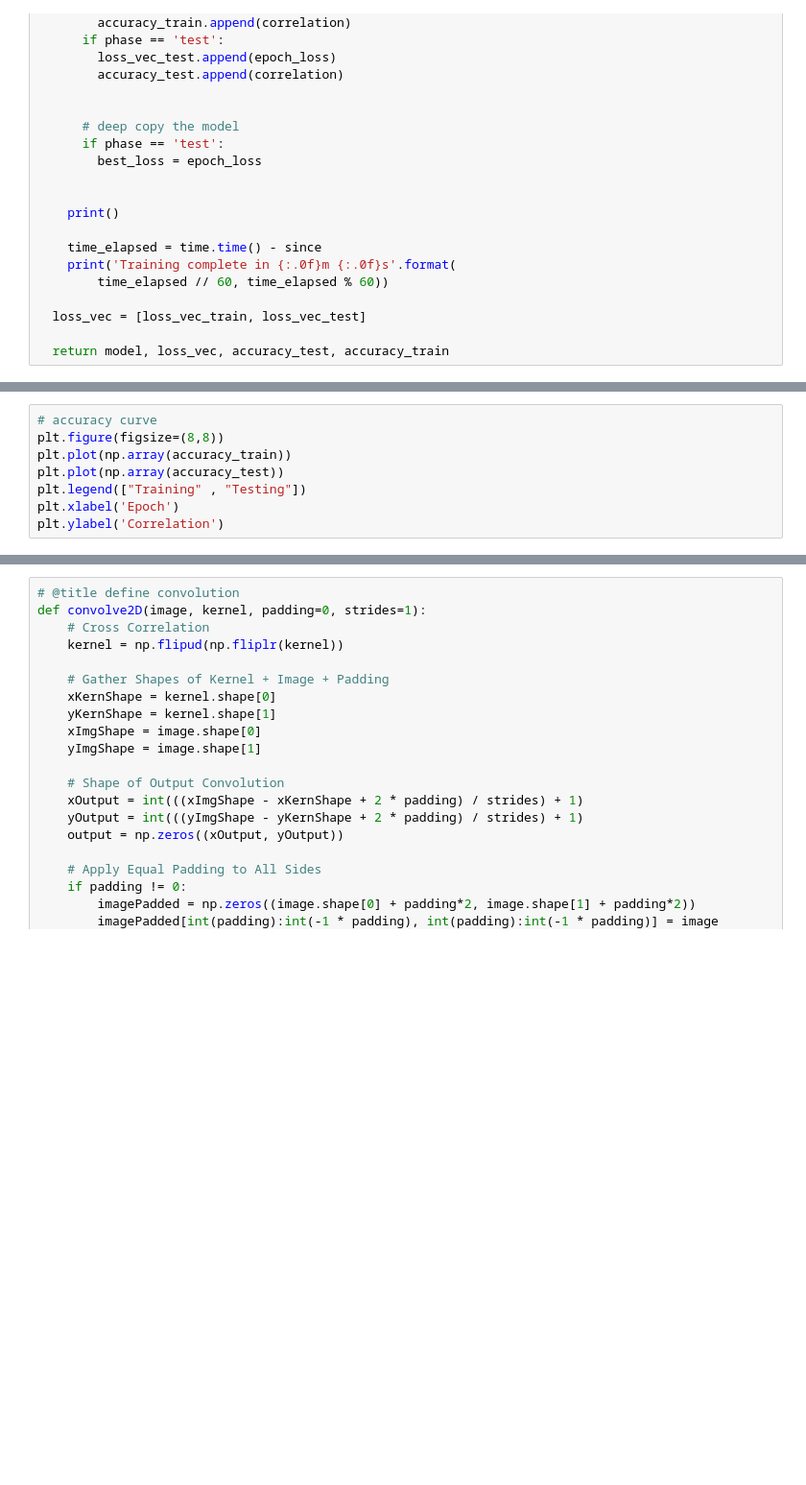
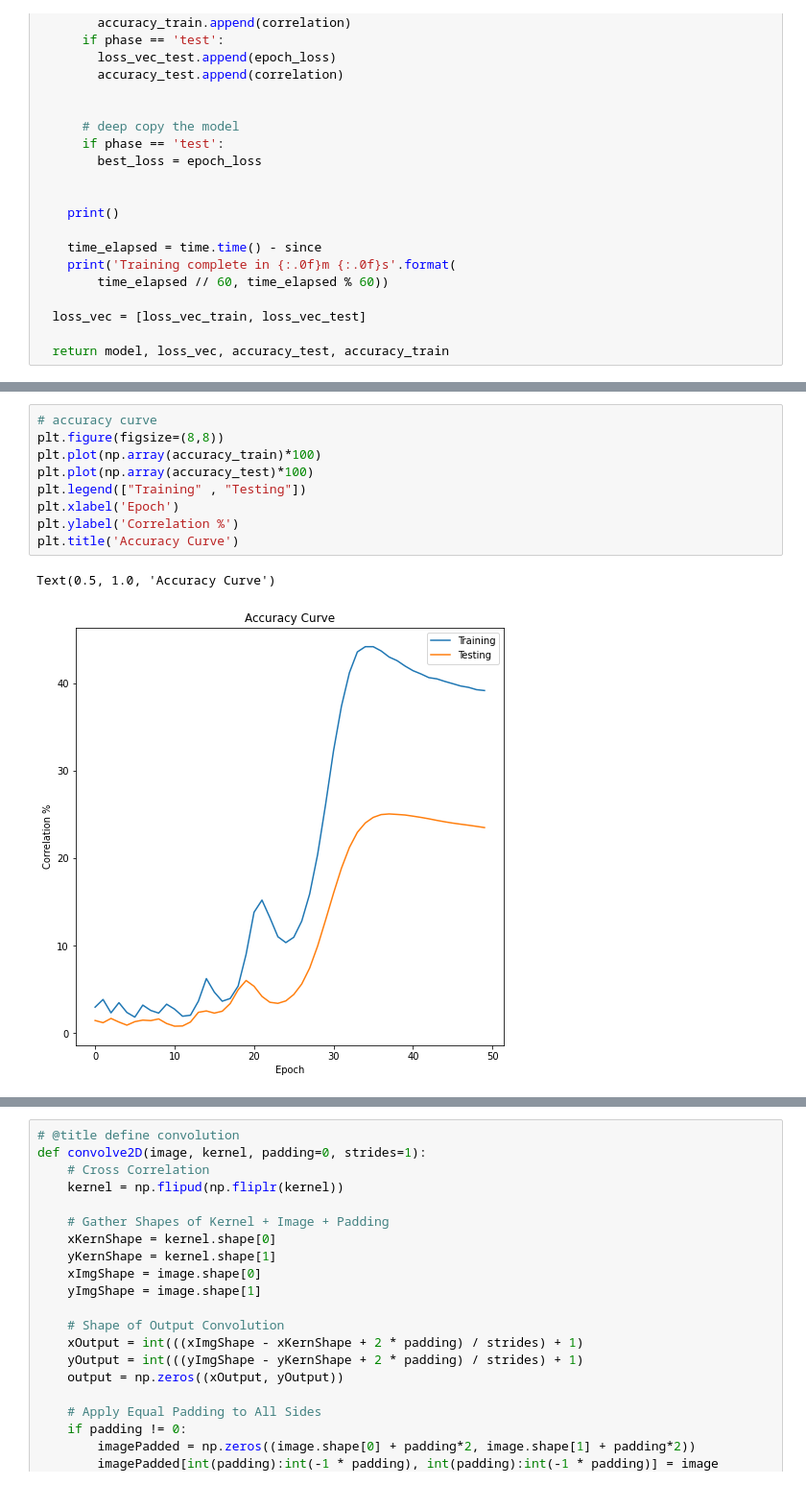
Before and after one commit to JinaniSooriyaarachchi/ConvNet_V1responsePred, a Jupyter notebook: ConvNet_V1responsePred.ipynb, the cells around one changed output, grey strips where cells are left out. Shown at 96% size. Cells and saved outputs as stored; diff of their text form; blank space fills up the shorter version.

```diff
--- a/ConvNet_V1responsePred.ipynb
+++ b/ConvNet_V1responsePred.ipynb
@@ -352,11 +383,15 @@ plt.ylabel('Loss')
 # %%
 # accuracy curve
 plt.figure(figsize=(8,8))
-plt.plot(np.array(accuracy_train))
-plt.plot(np.array(accuracy_test))
+plt.plot(np.array(accuracy_train)*100)
+plt.plot(np.array(accuracy_test)*100)
 plt.legend(["Training" , "Testing"])
 plt.xlabel('Epoch')
-plt.ylabel('Correlation')
+plt.ylabel('Correlation %')
+plt.title('Accuracy Curve')
+# %% [output]
+Text(0.5, 1.0, 'Accuracy Curve')
+[figure, added]
 # %%
 #plot conv1 layer weights
 conv1_weights=net.state_dict()['cnn_layers.0.weight'].cpu().detach().numpy()
```
Also changed, not shown: parts of 7 cells of this notebook.
